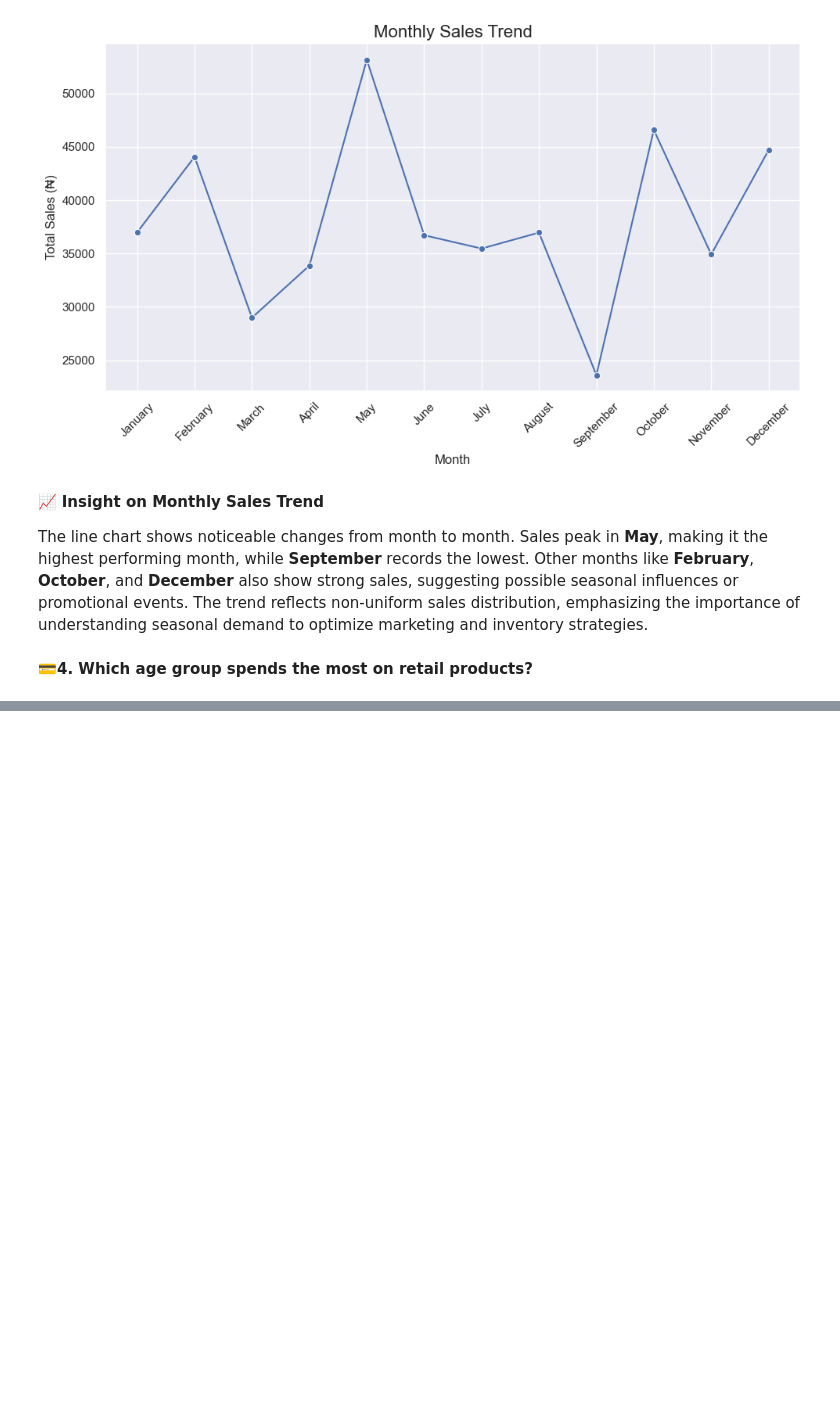
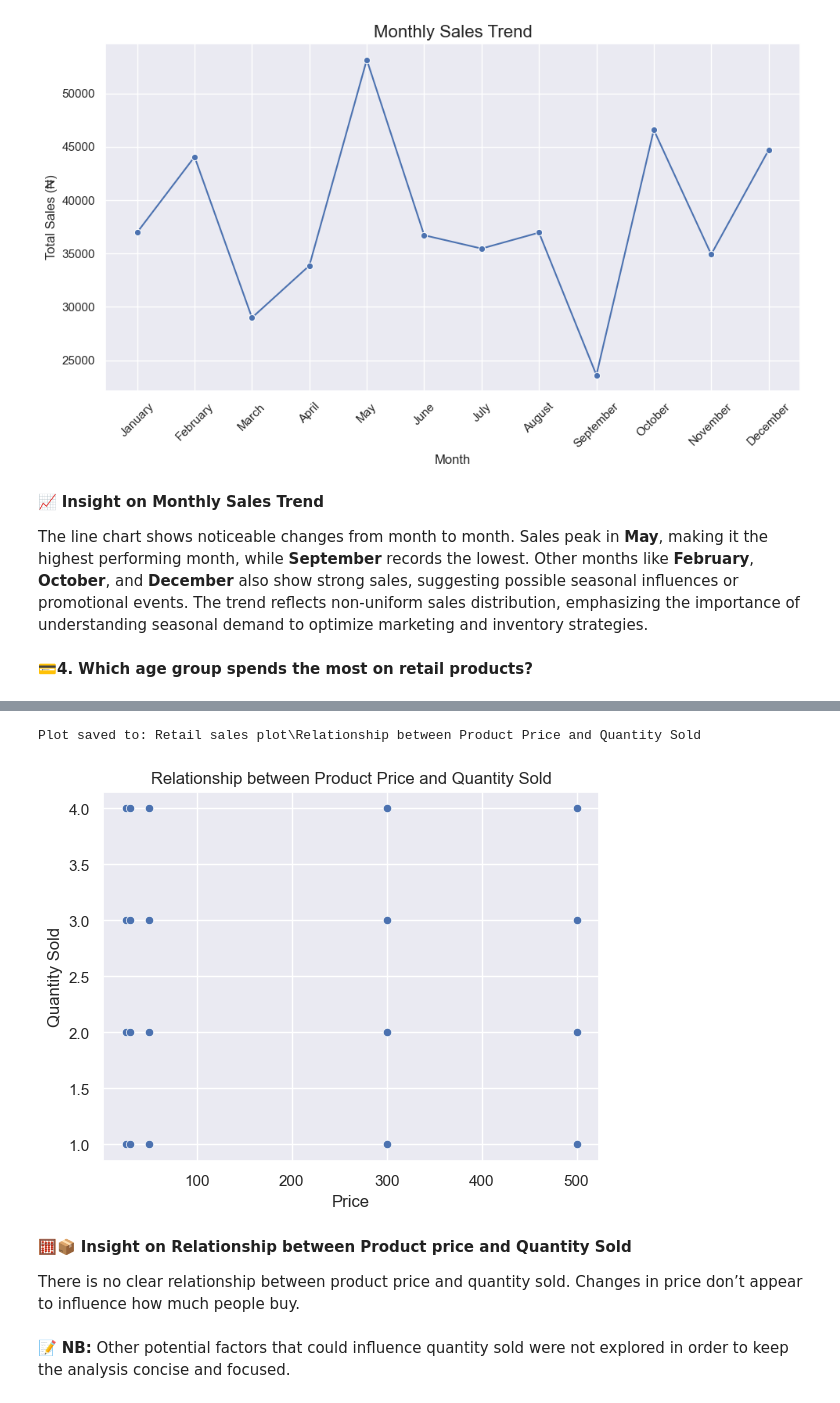
Before and after one commit to Amahianjoshua/Exploratory-Data-Analysis, a Jupyter notebook: Retail_sales_analysis.ipynb, the cells around one changed output, grey strips where cells are left out. Drawn from its saved outputs; the diff is of its cells as text; code cells hidden in the pictures; blank space fills up the shorter version.

```diff
--- a/Retail_sales_analysis.ipynb
+++ b/Retail_sales_analysis.ipynb
@@ -305,0 +313,16 @@ The line chart shows noticeable changes from month to month. Sales peak in **May
+# %%
+sns.scatterplot(x='Price per Unit', y='Quantity', data=df)
+plt.title('Relationship between Product Price and Quantity Sold')
+plt.xlabel('Price')
+plt.ylabel('Quantity Sold')
+save_plot('Relationship between Product Price and Quantity Sold')
+plt.show()
+# %% [output]
+Plot saved to: Retail sales plot\Relationship between Product Price and Quantity Sold
+[figure, added]
+# %% [markdown]
+🧮📦 **Insight on Relationship between Product price and Quantity Sold**
+
+There is no clear relationship between product price and quantity sold. Changes in price don’t appear to influence how much people buy.
+# %% [markdown]
+📝 **NB:** Other potential factors that could influence quantity sold were not explored in order to keep the analysis concise and focused.
```
Also changed, not shown: parts of 19 cells of this notebook, 3 other files.
